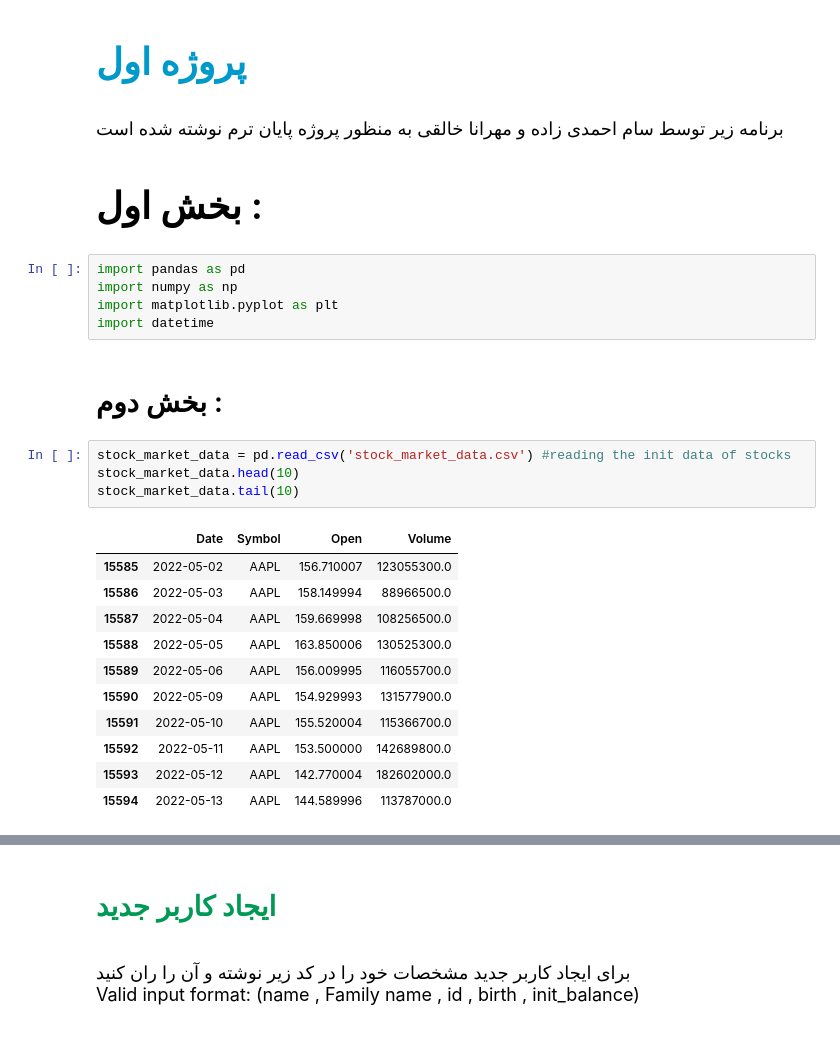
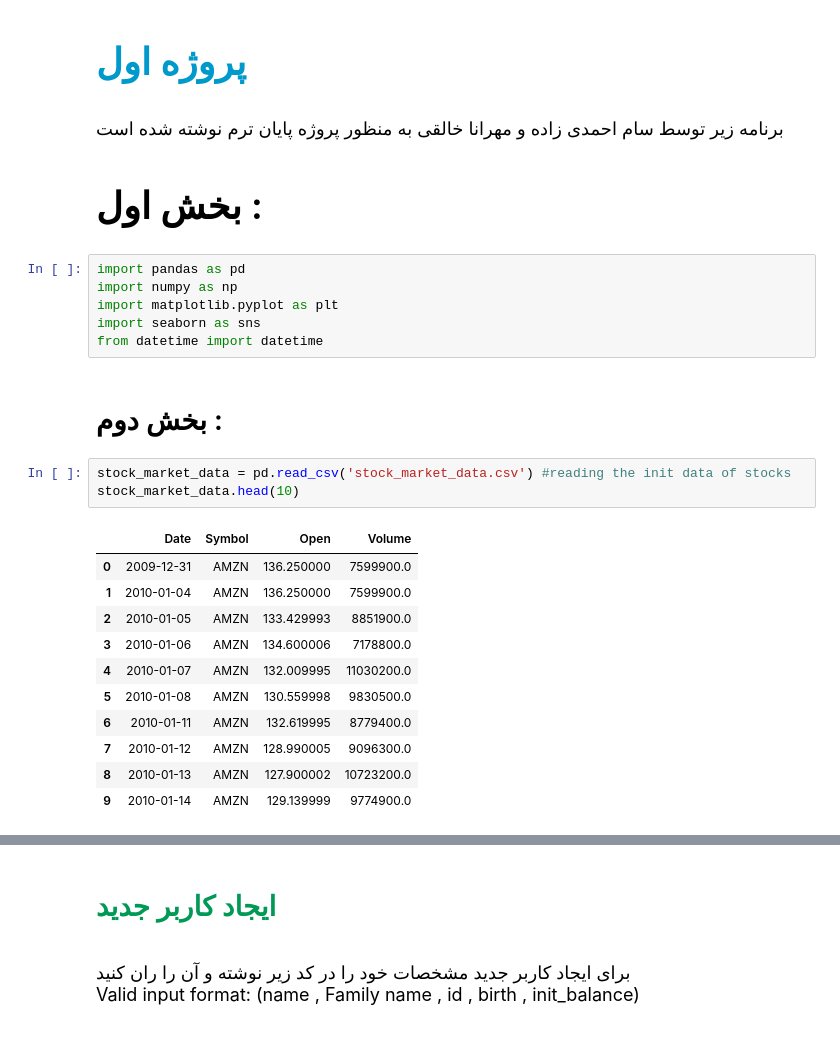
Before and after one commit to Sam1AT/AP-First-F, a Jupyter notebook: Stocks_analytics.ipynb, the cells around one changed output, grey strips where cells are left out. Saved outputs shown, nothing was run; the diff lists cells and outputs as text.

```diff
--- a/Stocks_analytics.ipynb
+++ b/Stocks_analytics.ipynb
@@ -11,25 +11,25 @@
 import pandas as pd
 import numpy as np
 import matplotlib.pyplot as plt
-import datetime
+import seaborn as sns
+from datetime import datetime
 # %% [markdown]
 <h1 style="font-size: 25;font-family:vazir" dir="rtl">بخش دوم :     </h1>
 # %%
 stock_market_data = pd.read_csv('stock_market_data.csv') #reading the init data of stocks
 stock_market_data.head(10)
-stock_market_data.tail(10)
 # %% [output]
 |  | Date | Symbol | Open | Volume |
-| 15585 | 2022-05-02 | AAPL | 156.710007 | 123055300.0 |
-| 15586 | 2022-05-03 | AAPL | 158.149994 | 88966500.0 |
-| 15587 | 2022-05-04 | AAPL | 159.669998 | 108256500.0 |
-| 15588 | 2022-05-05 | AAPL | 163.850006 | 130525300.0 |
-| 15589 | 2022-05-06 | AAPL | 156.009995 | 116055700.0 |
-| 15590 | 2022-05-09 | AAPL | 154.929993 | 131577900.0 |
-| 15591 | 2022-05-10 | AAPL | 155.520004 | 115366700.0 |
-| 15592 | 2022-05-11 | AAPL | 153.500000 | 142689800.0 |
-| 15593 | 2022-05-12 | AAPL | 142.770004 | 182602000.0 |
-| 15594 | 2022-05-13 | AAPL | 144.589996 | 113787000.0 |
+| 0 | 2009-12-31 | AMZN | 136.250000 | 7599900.0 |
+| 1 | 2010-01-04 | AMZN | 136.250000 | 7599900.0 |
+| 2 | 2010-01-05 | AMZN | 133.429993 | 8851900.0 |
+| 3 | 2010-01-06 | AMZN | 134.600006 | 7178800.0 |
+| 4 | 2010-01-07 | AMZN | 132.009995 | 11030200.0 |
+| 5 | 2010-01-08 | AMZN | 130.559998 | 9830500.0 |
+| 6 | 2010-01-11 | AMZN | 132.619995 | 8779400.0 |
+| 7 | 2010-01-12 | AMZN | 128.990005 | 9096300.0 |
+| 8 | 2010-01-13 | AMZN | 127.900002 | 10723200.0 |
+| 9 | 2010-01-14 | AMZN | 129.139999 | 9774900.0 |
 # %%
 users = []
 class User():
```
Also changed, not shown: parts of 10 cells of this notebook.
